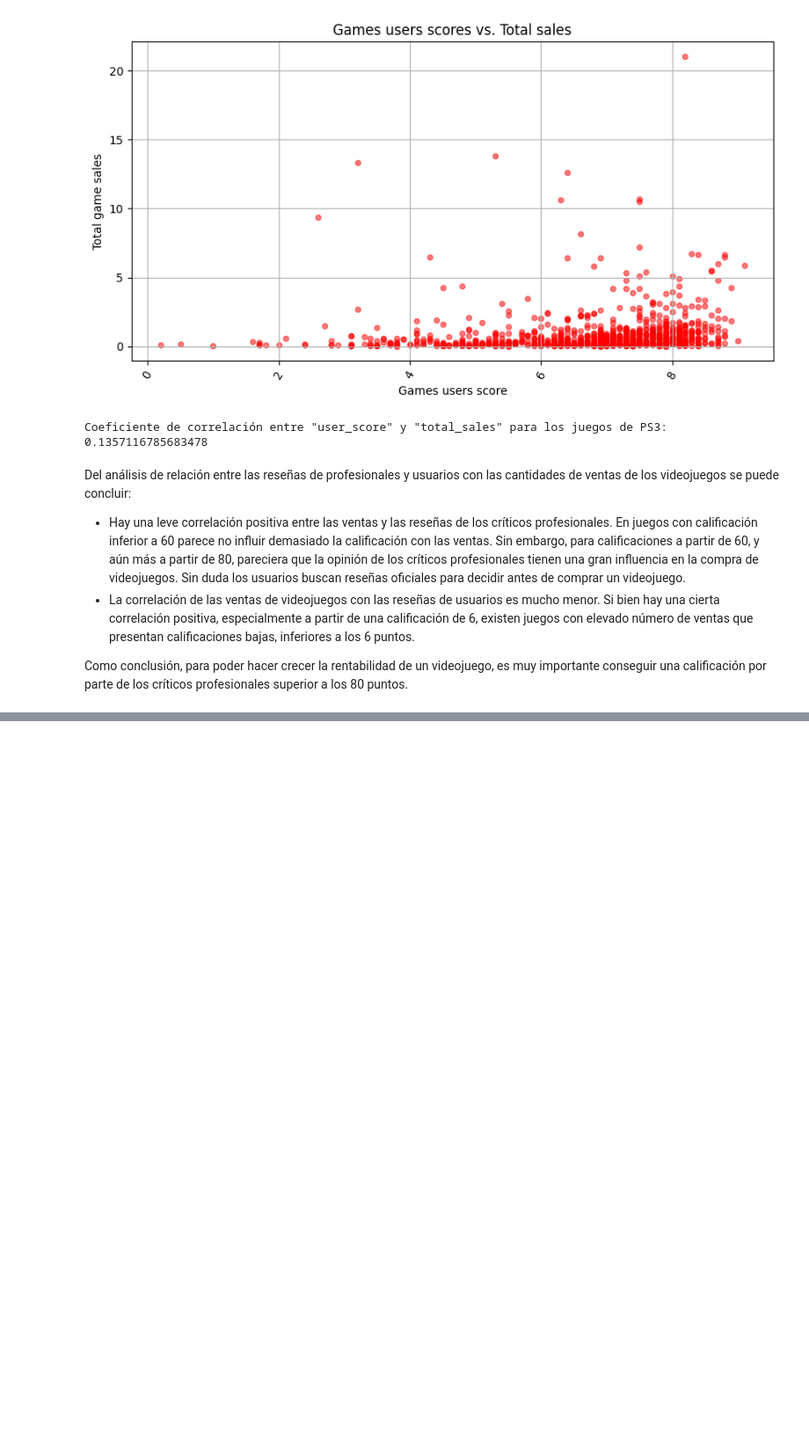
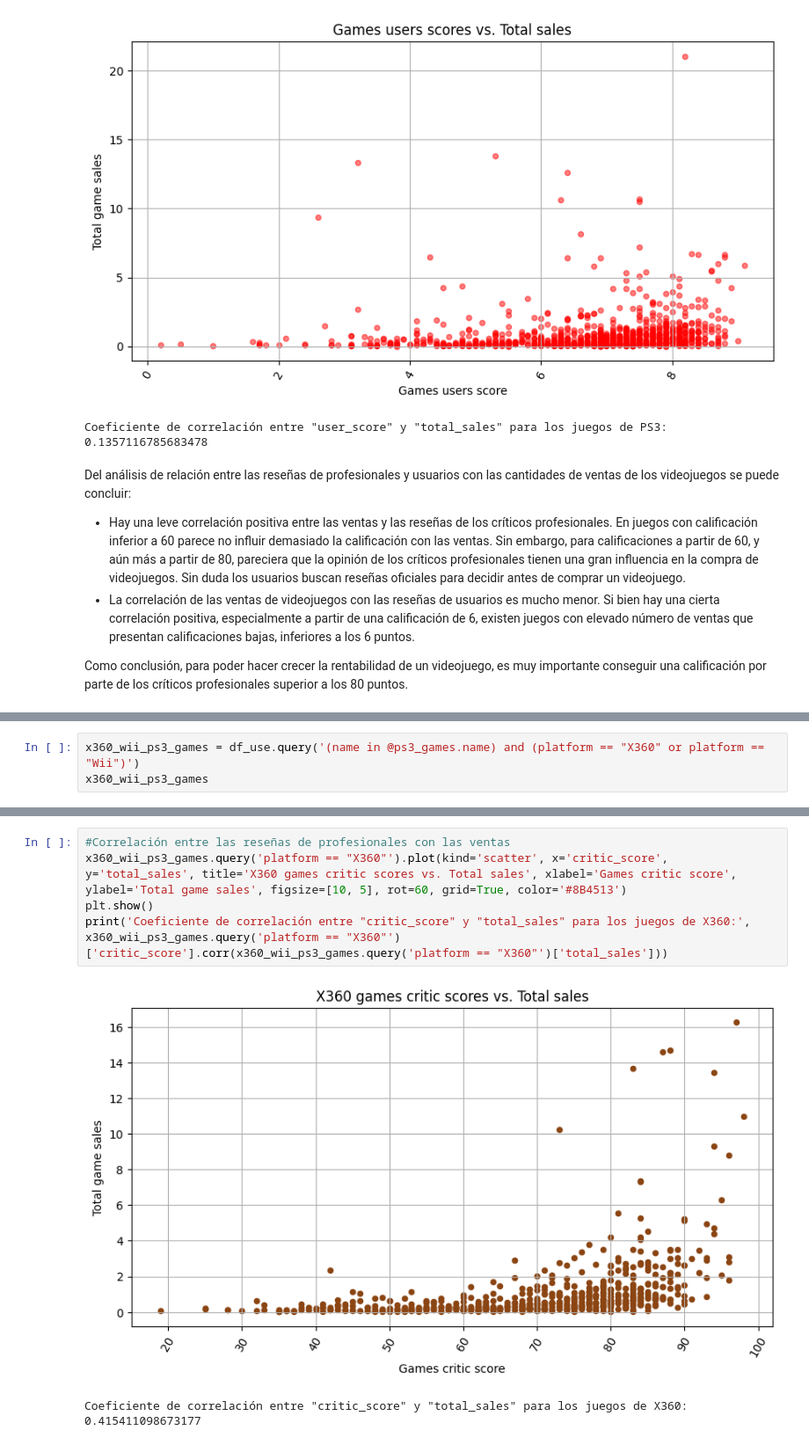
Before and after one commit to EmilioGonzalez29/TT-Project-S6, a Jupyter notebook: project.ipynb, the cells around one changed output, grey strips where cells are left out. Shown: that part at 88% size. Saved outputs shown, nothing was run; the diff lists cells and outputs as text; blank space fills up the shorter version.

```diff
--- a/project.ipynb
+++ b/project.ipynb
@@ -818,0 +843,3 @@ Como conclusión, para poder hacer crecer la rentabilidad de un videojuego, es m
+# %%
+x360_wii_ps3_games = df_use.query('(name in @ps3_games.name) and (platform == "X360" or platform == "Wii")')
+x360_wii_ps3_games
@@ -818,0 +860,8 @@ Como conclusión, para poder hacer crecer la rentabilidad de un videojuego, es m
+# %%
+#Correlación entre las reseñas de profesionales con las ventas
+x360_wii_ps3_games.query('platform == "X360"').plot(kind='scatter', x='critic_score', y='total_sales', title='X360 games critic scores vs. Total sales', xlabel='Games critic score', ylabel='Total game sales', figsize=[10, 5], rot=60, grid=True, color='#8B4513')
+plt.show()
+print('Coeficiente de correlación entre "critic_score" y "total_sales" para los juegos de X360:', x360_wii_ps3_games.query('platform == "X360"')['critic_score'].corr(x360_wii_ps3_games.query('platform == "X360"')['total_sales']))
+# %% [output]
+[figure, added]
+Coeficiente de correlación entre "critic_score" y "total_sales" para los juegos de X360: 0.415411098673177
```
Also changed, not shown: parts of 22 cells of this notebook.
